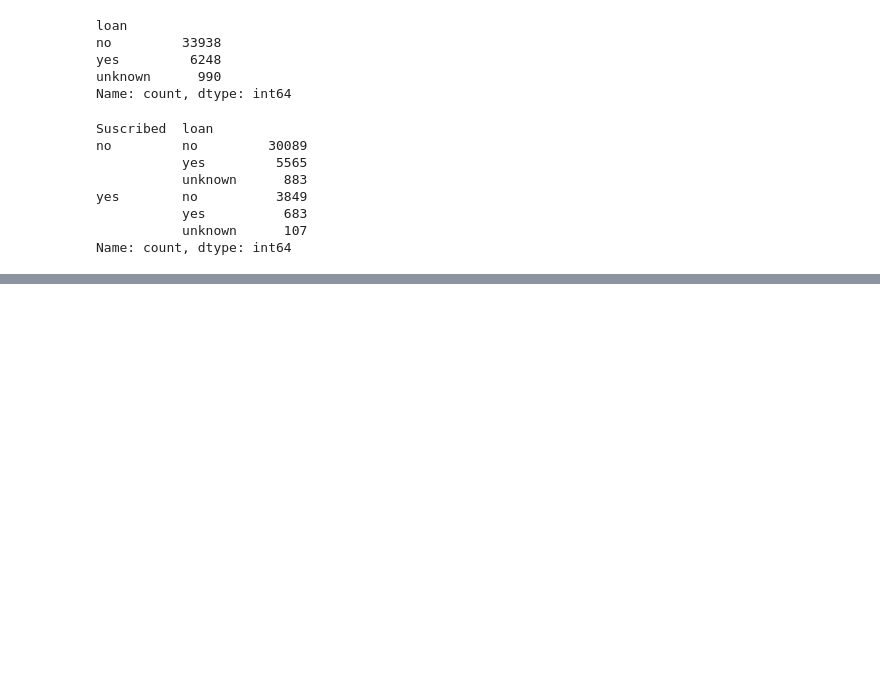
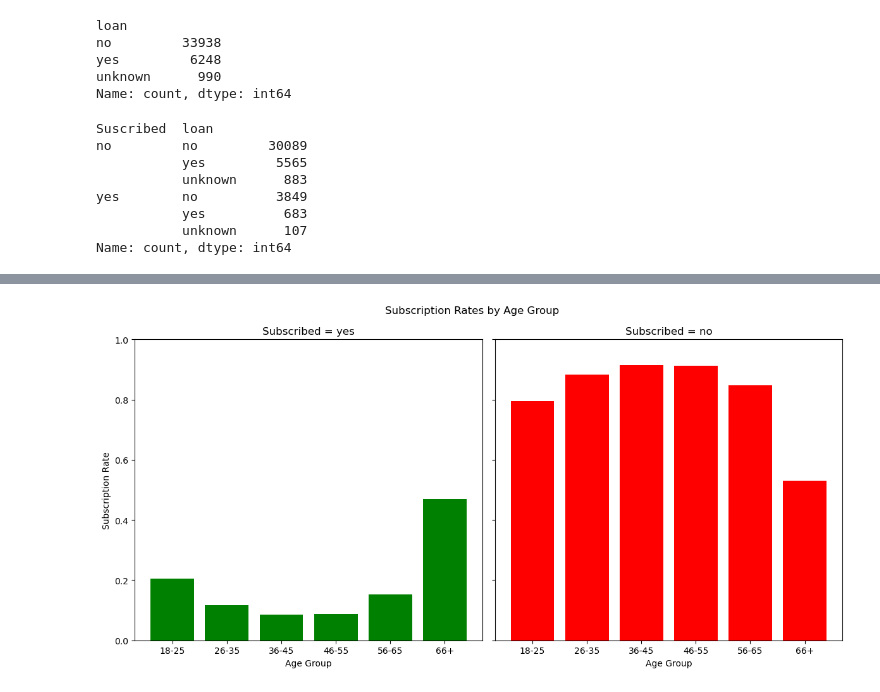
Before and after one commit to Isaac-Jim/AzubiAfrica-Assessment, a Jupyter notebook: Client_Subscription_Prediction.ipynb, the cells around one changed output, grey strips where cells are left out. Cells and saved outputs as stored; diff of their text form; code cells hidden in the pictures; blank space fills up the shorter version.

```diff
--- a/Client_Subscription_Prediction.ipynb
+++ b/Client_Subscription_Prediction.ipynb
@@ -496,0 +552,29 @@ Name: count, dtype: int64
+# %%
+# Bin age into groups
+df['age_group'] = pd.cut(df['age'], bins=[18, 25, 35, 45, 55, 65, 90],
+                         labels=['18-25', '26-35', '36-45', '46-55', '56-65', '66+'])
+
+# Compute subscription rate per age group
+age_rate = df.groupby('age_group')['Suscribed'].value_counts(normalize=True).unstack().fillna(0)
+
+# Subplots
+fig, axes = plt.subplots(1, 2, figsize=(12, 6), sharey=True)
+
+# Subscribed = yes
+axes[0].bar(age_rate.index, age_rate['yes'], color='green')
+axes[0].set_title('Subscribed = yes')
+axes[0].set_xlabel('Age Group')
+axes[0].set_ylabel('Subscription Rate')
+axes[0].set_ylim(0, 1)
+
+# Subscribed = no
+axes[1].bar(age_rate.index, age_rate['no'], color='red')
+axes[1].set_title('Subscribed = no')
+axes[1].set_xlabel('Age Group')
+axes[1].set_ylim(0, 1)
+
+plt.suptitle('Subscription Rates by Age Group')
+plt.tight_layout()
+plt.show()
+# %% [output]
+[figure, added]
```
Also changed, not shown: parts of 16 cells of this notebook.
